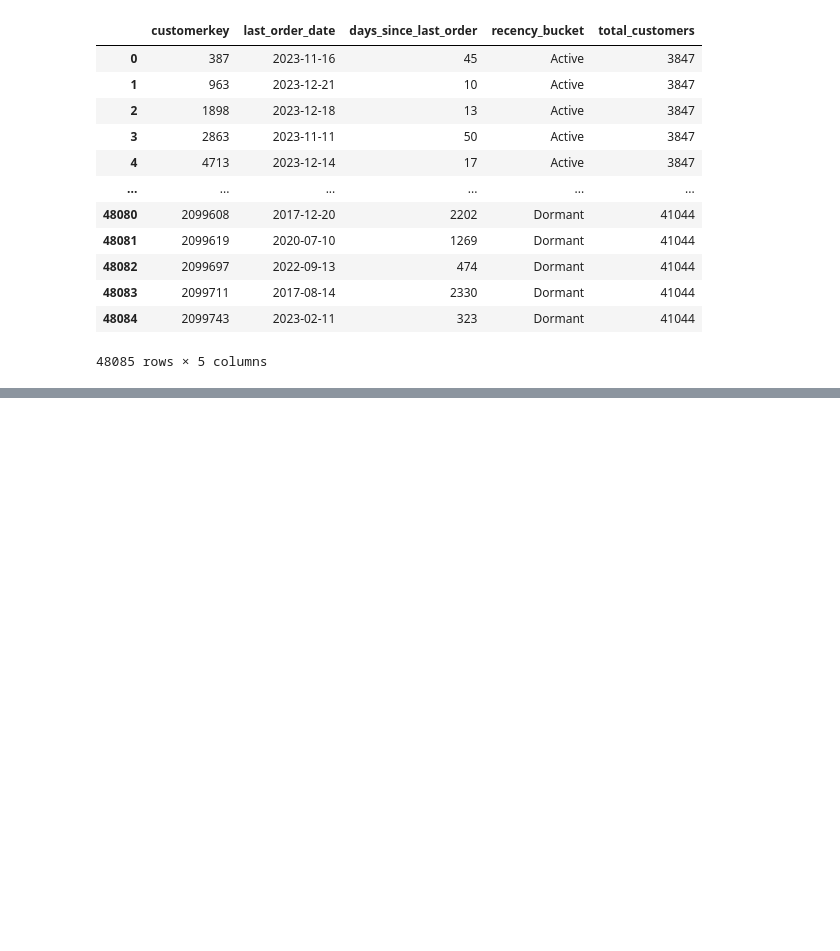
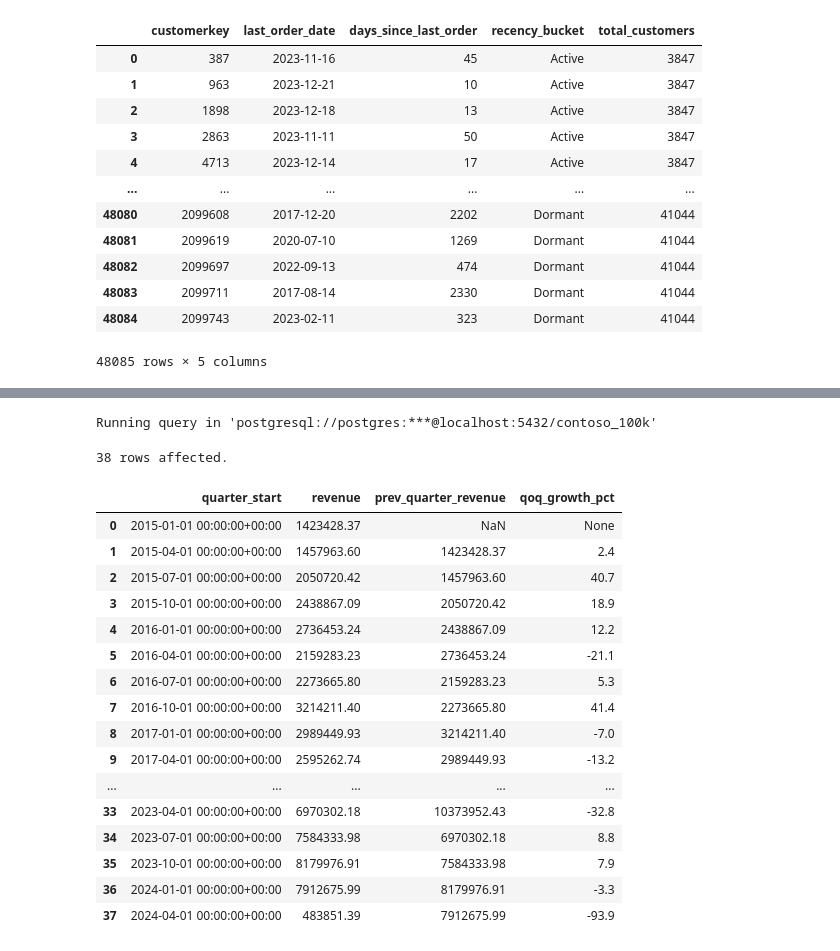
Before and after one commit to C0deB3ast/Data_analysis_work, a Jupyter notebook: Resources/Blank_SQL_Notebook.ipynb, the cells around one changed output, grey strips where cells are left out. Cells and saved outputs as stored; diff of their text form; code cells hidden in the pictures; blank space fills up the shorter version.

```diff
--- a/Resources/Blank_SQL_Notebook.ipynb
+++ b/Resources/Blank_SQL_Notebook.ipynb
@@ -1061,0 +1103,46 @@ Running query in 'postgresql://postgres:***@localhost:5432/contoso_100k'
+# %%
+%%sql
+With quarterly_revenue As (
+select
+DATE_TRUNC('Quarter' , orderdate) AS quarter_start,
+Sum(quantity * netprice * exchangerate) AS revenue
+from sales
+group by
+quarter_start
+),
+prevquarterly_revenue As(
+  select
+  quarter_start,
+  revenue,
+  LAG(revenue) Over (Order by quarter_start) As prev_quarter_revenue
+  From quarterly_revenue
+)
+Select
+quarter_start,
+revenue,
+prev_quarter_revenue,
+Round(
+((revenue - prev_quarter_revenue) / NULLIF(prev_quarter_revenue,0) * 100)::numeric ,1) As  qoq_growth_pct
+From prevquarterly_revenue
+order by
+quarter_start;
+# %% [output]
+Running query in 'postgresql://postgres:***@localhost:5432/contoso_100k'
+38 rows affected.
+|  | quarter_start | revenue | prev_quarter_revenue | qoq_growth_pct |
+| 0 | 2015-01-01 00:00:00+00:00 | 1423428.37 | NaN | None |
+| 1 | 2015-04-01 00:00:00+00:00 | 1457963.60 | 1423428.37 | 2.4 |
+| 2 | 2015-07-01 00:00:00+00:00 | 2050720.42 | 1457963.60 | 40.7 |
+| 3 | 2015-10-01 00:00:00+00:00 | 2438867.09 | 2050720.42 | 18.9 |
+| 4 | 2016-01-01 00:00:00+00:00 | 2736453.24 | 2438867.09 | 12.2 |
+| 5 | 2016-04-01 00:00:00+00:00 | 2159283.23 | 2736453.24 | -21.1 |
+| 6 | 2016-07-01 00:00:00+00:00 | 2273665.80 | 2159283.23 | 5.3 |
+| 7 | 2016-10-01 00:00:00+00:00 | 3214211.40 | 2273665.80 | 41.4 |
+| 8 | 2017-01-01 00:00:00+00:00 | 2989449.93 | 3214211.40 | -7.0 |
+| 9 | 2017-04-01 00:00:00+00:00 | 2595262.74 | 2989449.93 | -13.2 |
+| ... | ... | ... | ... | ... |
+| 33 | 2023-04-01 00:00:00+00:00 | 6970302.18 | 10373952.43 | -32.8 |
+| 34 | 2023-07-01 00:00:00+00:00 | 7584333.98 | 6970302.18 | 8.8 |
+| 35 | 2023-10-01 00:00:00+00:00 | 8179976.91 | 7584333.98 | 7.9 |
+| 36 | 2024-01-01 00:00:00+00:00 | 7912675.99 | 8179976.91 | -3.3 |
+| 37 | 2024-04-01 00:00:00+00:00 | 483851.39 | 7912675.99 | -93.9 |
```
Also changed, not shown: parts of 1 cell of this notebook.
